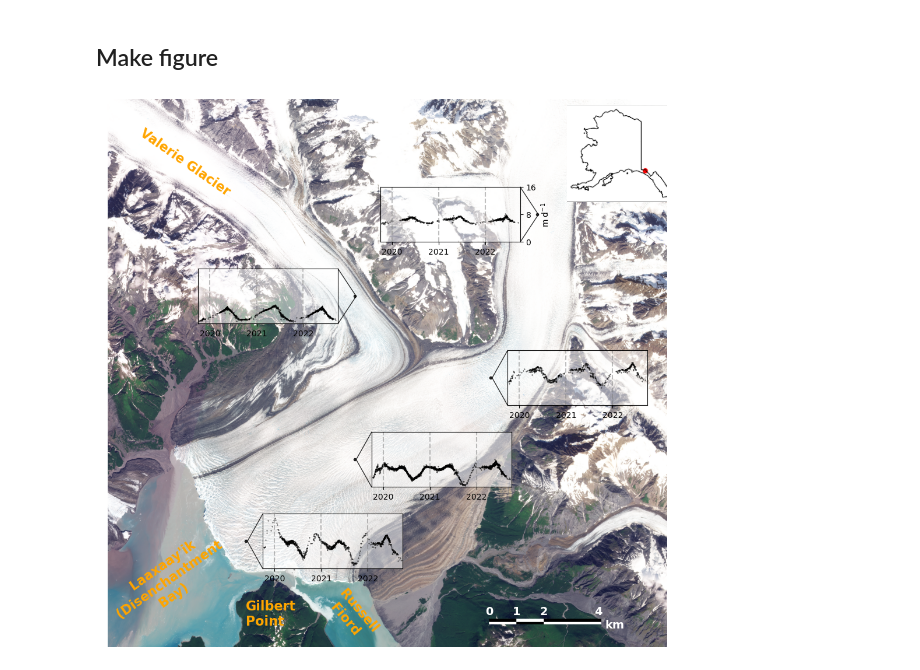
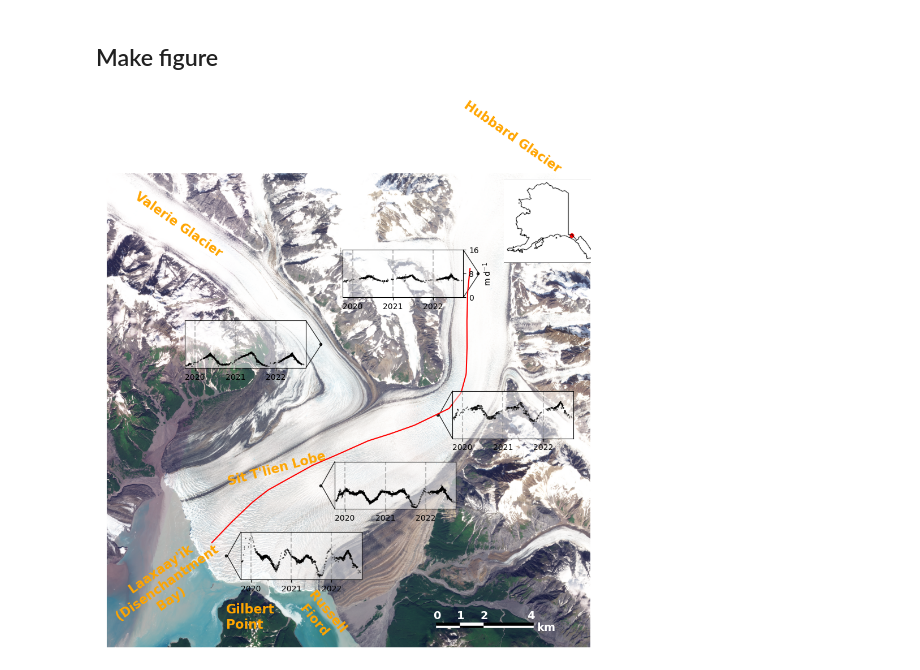
Before and after one commit to pohlan/Hubbard2024, a Jupyter notebook: make_paper_figures/speed_inset_map.ipynb, the cells around one changed output. Saved outputs shown, nothing was run; the diff lists cells and outputs as text; code cells hidden in the pictures.

```diff
--- a/make_paper_figures/speed_inset_map.ipynb
+++ b/make_paper_figures/speed_inset_map.ipynb
@@ -13,7 +15,7 @@ import datacube_tools
 # %% [markdown]
 ## Load background image
 # %%
-with rio.open("../HubbardBasemap_psscene_visual/composite.tif", mode="r") as ds:
+with rio.open("./data/composite.tif", mode="r") as ds:
     img = ds.read([1,2,3])
     left, bottom, right, top = ds.bounds
     xfrm = ds.transform
@@ -242,32 +208,41 @@ for i in range(len(xv)):
     axi.set_xlim(np.datetime64("2019-10"), np.datetime64("2022-10"))
     axi.set_ylim(0, 16*ufac)
 
 # add inset
-inset = plt.imread('AKinset.png')
+inset = plt.imread('./basemap/AKinset.png')
 ax.imshow(inset, extent=[595300, 599300, 6665460, 6669000] )
 
 # add a scale bar
 ax.plot([592500, 593500], [6650000, 6650000], 'w', linewidth=4)
 ax.plot([593500, 594500], [6650000, 6650000], 'k', linewidth=4)
 ax.plot([594500, 596500], [6650000, 6650000], 'w', linewidth=4)
 ax.plot([592500, 593500], [6650100, 6650100], 'k', linewidth=4)
 ax.plot([593500, 594500], [6650100, 6650100], 'w', linewidth=4)
 ax.plot([594500, 596500], [6650100, 6650100], 'k', linewidth=4)
 
 ax.text(592300, 6650300, '0', fontsize=14, color='w', fontweight='bold')
 ax.text(593300, 6650300, '1', fontsize=14, color='w', fontweight='bold')
 ax.text(594300, 6650300, '2', fontsize=14, color='w', fontweight='bold')
 ax.text(596300, 6650300, '4', fontsize=14, color='w', fontweight='bold')
 ax.text(596700, 6649800, 'km', fontsize=14, color='w', fontweight='bold')
 
+# add flowline
+points = pd.read_csv("./basemap/centerline_points_100m.csv")
+transformer = Transformer.from_crs("epsg:3413", "epsg:32607")  # UTM 6N
+x, y = transformer.transform(points.X.to_numpy(), points.Y.to_numpy())
+ax.plot(x, y, "r")
+
 # add annotations
 
 ax.text(579500, 6665700, 'Valerie Glacier', rotation=-35, fontsize=16, fontweight='bold', color='orange')
+ax.text(593500, 6669300, 'Hubbard Glacier', rotation=-35, fontsize=16, fontweight='bold', color='orange')
 ax.text(578200, 6649600, '       Laaxaay\'ik\n (Disenchantment\n          Bay)', rotation=35, fontsize=16, fontweight='bold', color='orange')
 ax.text(586400, 6649300, 'Russell\n Fiord', rotation=-50, fontsize=16, fontweight='bold', color='orange')
 ax.text(583500, 6649900, 'Gilbert\nPoint', fontsize=16, fontweight='bold', color='orange')
+ax.text(583500, 6656000, 'Sit T\'lien Lobe', fontsize=16, rotation=15, fontweight='bold', color='orange')
+
 ax.axis('off')
 
 fig.savefig("hubbard_inset_draft.png", dpi=300, bbox_inches="tight")
 # %% [output]
-[figure, old version]
+[figure, new version]
```
Also changed, not shown: parts of 9 cells of this notebook, 1 other file.
